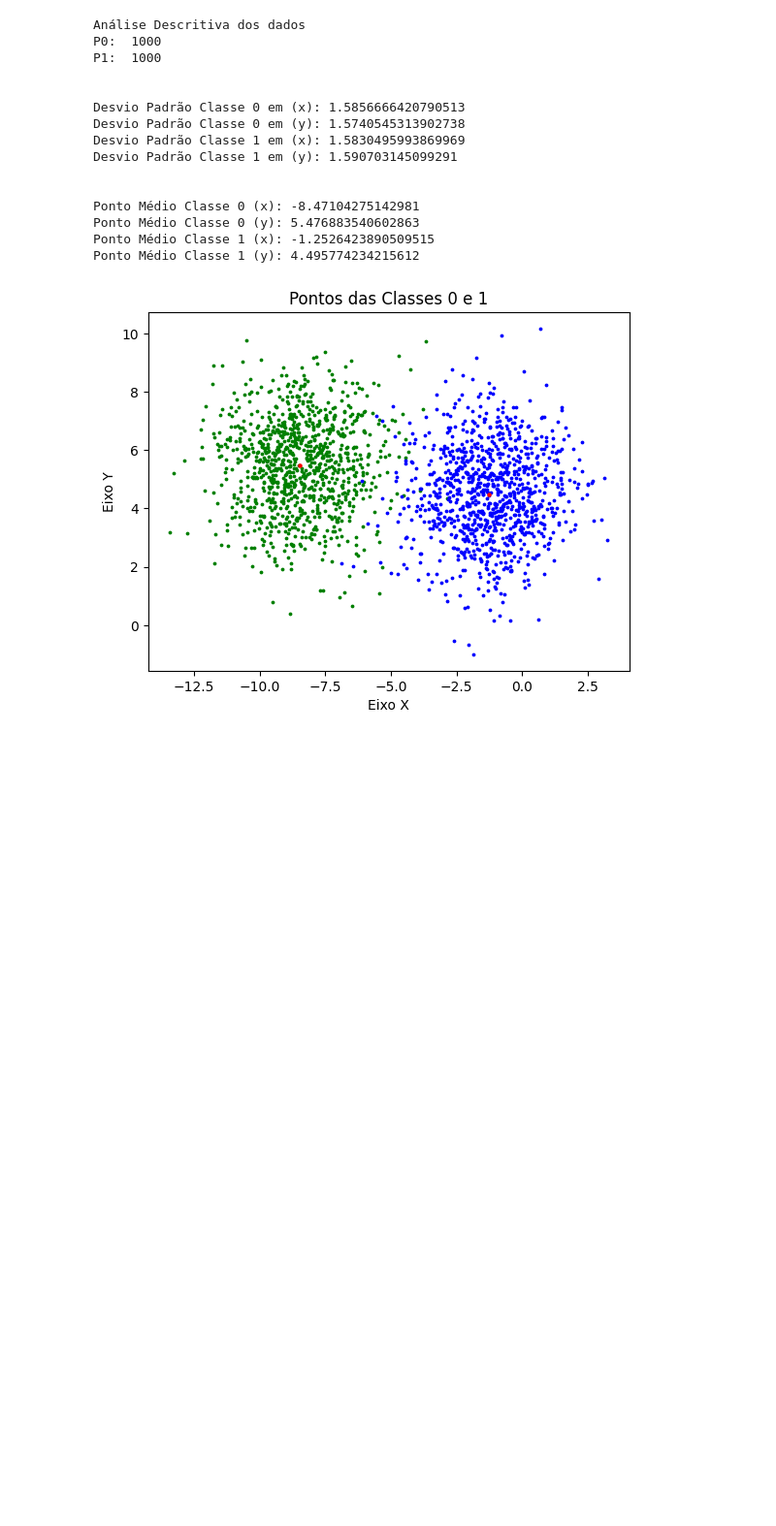
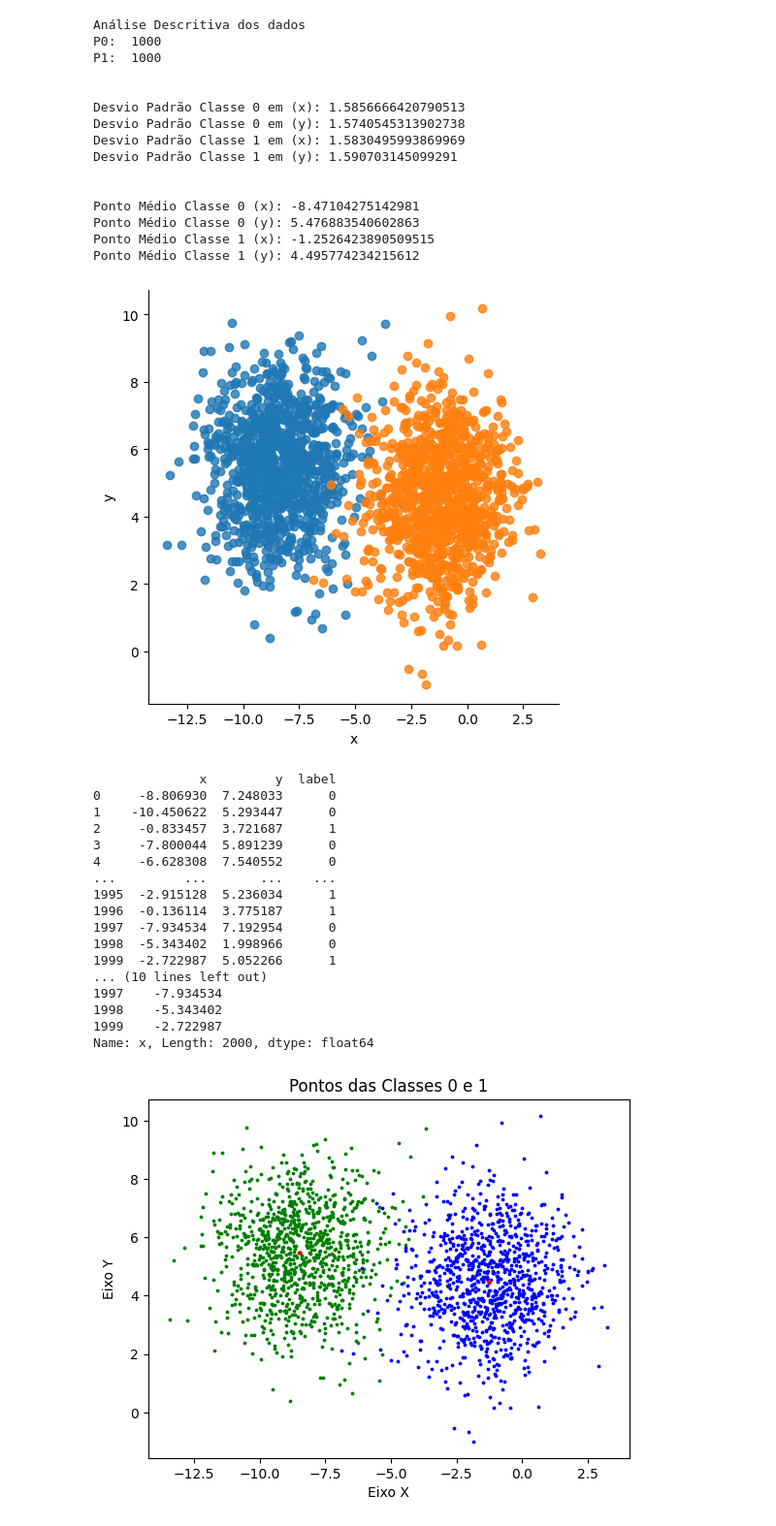
Before and after one commit to brunomaion/Clustering-ML, a Jupyter notebook: trab2.ipynb, the cells around one changed output. Shown at 97% size. Cells and saved outputs as stored; diff of their text form; code cells hidden in the pictures; blank space fills up the shorter version.

```diff
--- a/trab2.ipynb
+++ b/trab2.ipynb
@@ -80,6 +84,32 @@ Ponto Médio Classe 0 (x): -8.47104275142981
 Ponto Médio Classe 0 (y): 5.476883540602863
 Ponto Médio Classe 1 (x): -1.2526423890509515
 Ponto Médio Classe 1 (y): 4.495774234215612
+# %%
+dados = pd.read_csv("Base5.csv")
+df_dados = pd.DataFrame(dados)
+sns.lmplot( x="x", y="y", data=df, fit_reg=False, hue='label', legend=False)
+plt.show()
+print(df_dados)
+print(df_dados['x'])
+# %% [output]
+[figure, added]
+              x         y  label
+0     -8.806930  7.248033      0
+1    -10.450622  5.293447      0
+2     -0.833457  3.721687      1
+3     -7.800044  5.891239      0
+4     -6.628308  7.540552      0
+...         ...       ...    ...
+1995  -2.915128  5.236034      1
+1996  -0.136114  3.775187      1
+1997  -7.934534  7.192954      0
+1998  -5.343402  1.998966      0
+1999  -2.722987  5.052266      1
+... (10 lines left out)
+1997    -7.934534
+1998    -5.343402
+1999    -2.722987
+Name: x, Length: 2000, dtype: float64
 # %%
 # Extraia as coordenadas x e y das classes p0 e p1
 p0_x = p0['x']
```
Also changed, not shown: parts of 8 cells of this notebook, 2 other files.
